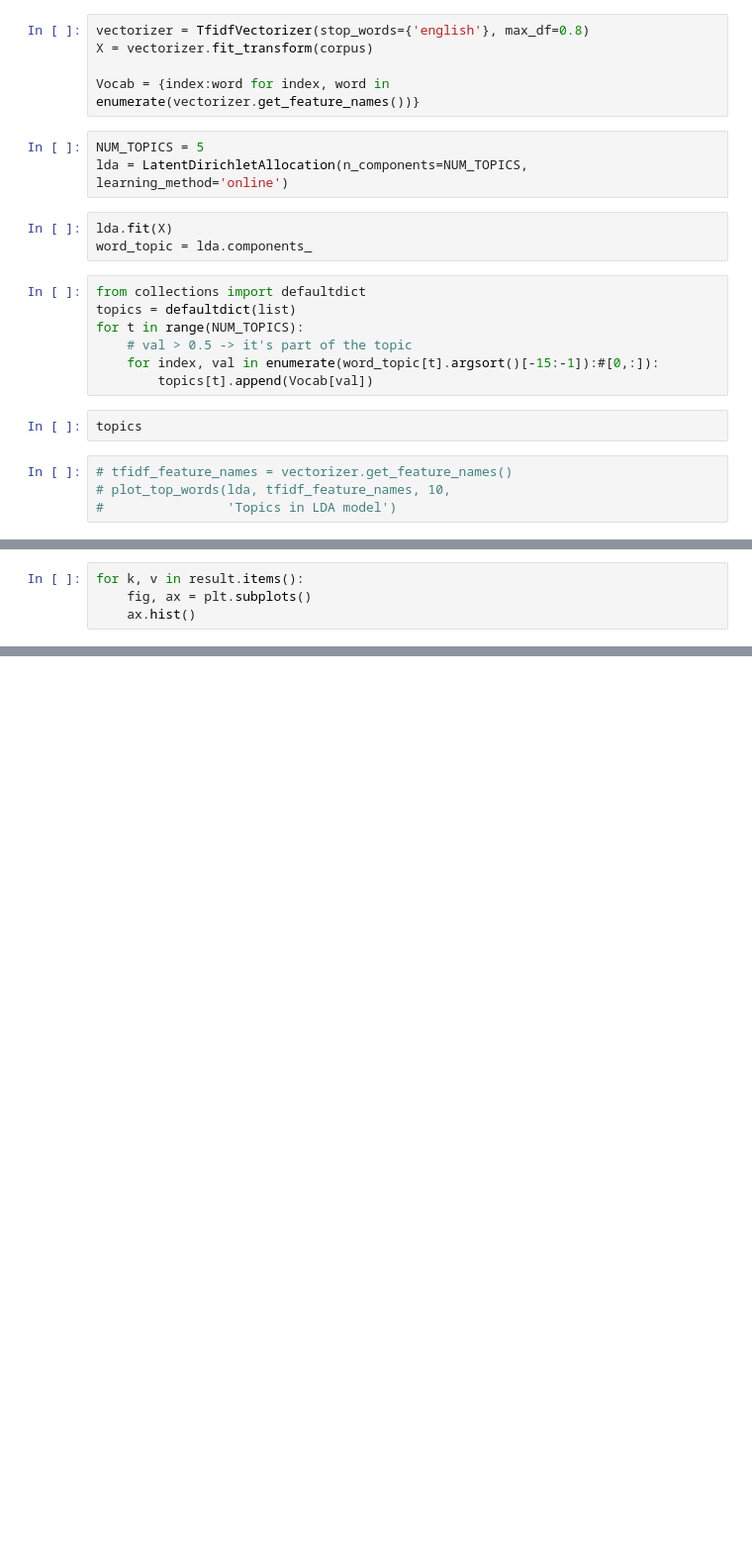
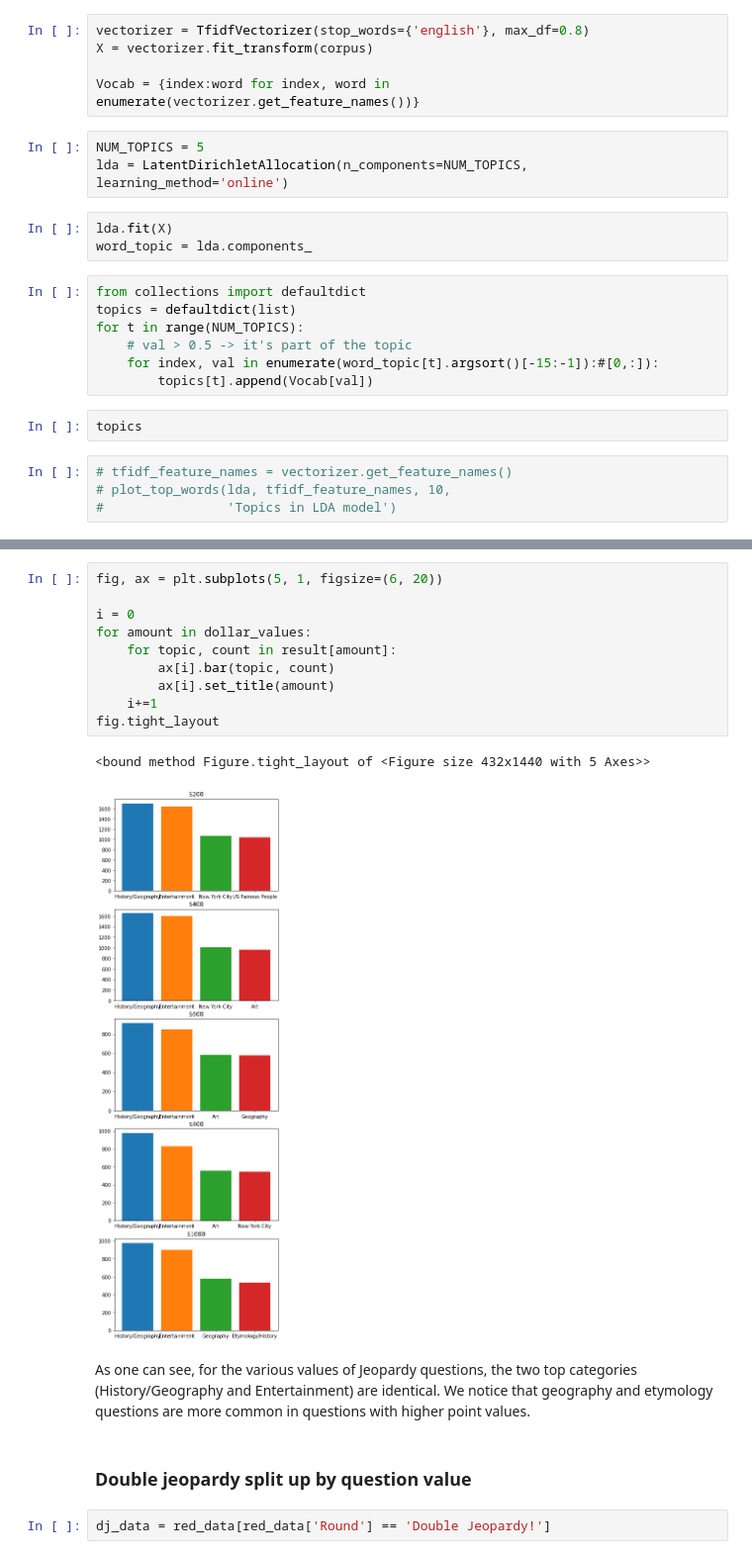
Before and after one commit to kyledbrooks/msds628-final-project, a Jupyter notebook: final-project.ipynb, the cells around one changed output, grey strips where cells are left out. Shown at 99% size. Saved outputs shown, nothing was run; the diff lists cells and outputs as text; blank space fills up the shorter version.

```diff
--- a/final-project.ipynb
+++ b/final-project.ipynb
@@ -434,4 +386,0 @@ result
-# %%
-for k, v in result.items():
-    fig, ax = plt.subplots()
-    ax.hist()
@@ -502,0 +435,19 @@ result
+# %%
+fig, ax = plt.subplots(5, 1, figsize=(6, 20))
+
+i = 0
+for amount in dollar_values:
+    for topic, count in result[amount]:
+        ax[i].bar(topic, count)
+        ax[i].set_title(amount)
+    i+=1
+fig.tight_layout
+# %% [output]
+<bound method Figure.tight_layout of <Figure size 432x1440 with 5 Axes>>
+[figure, added]
+# %% [markdown]
+As one can see, for the various values of Jeopardy questions, the two top categories (History/Geography and Entertainment) are identical. We notice that geography and etymology questions are more common in questions with higher point values.
+# %% [markdown]
+### Double jeopardy split up by question value
+# %%
+dj_data = red_data[red_data['Round'] == 'Double Jeopardy!']
```
Also changed, not shown: parts of 31 cells of this notebook.
